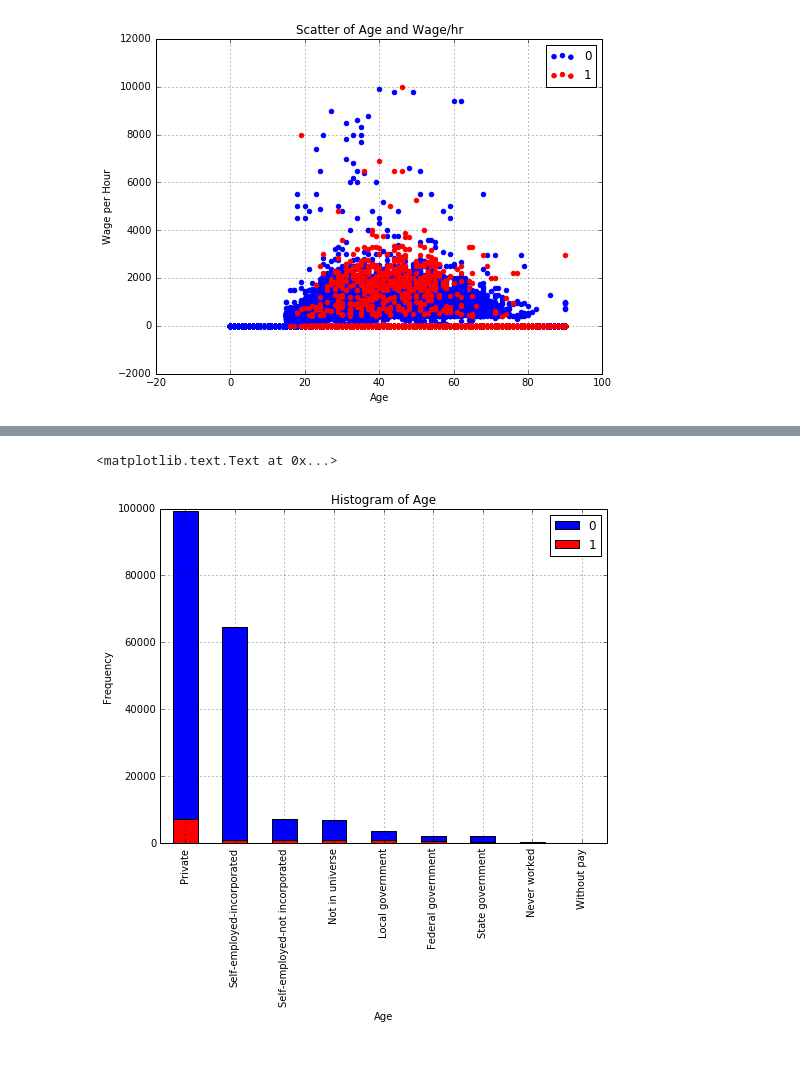
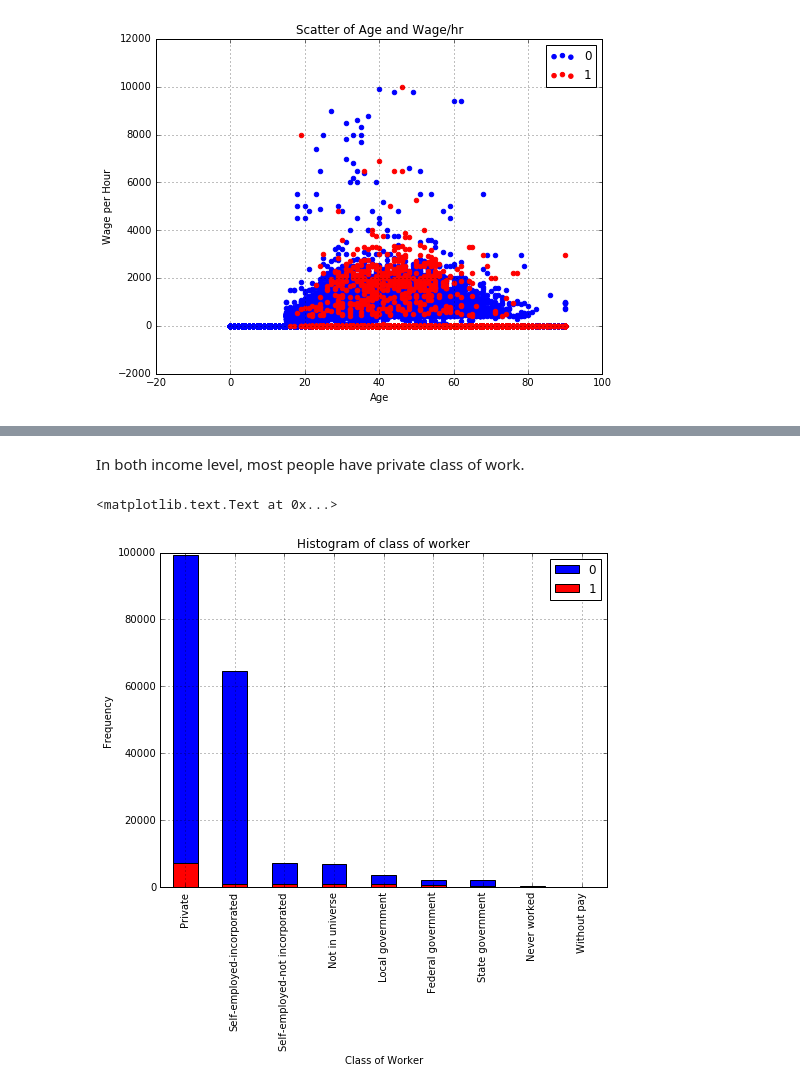
Before and after one commit to YungChunLu/Census-Income, a Jupyter notebook: notebook.ipynb, the cells around one changed output, grey strips where cells are left out. Cells and saved outputs as stored; diff of their text form; code cells hidden in the pictures; blank space fills up the shorter version.

```diff
--- a/notebook.ipynb
+++ b/notebook.ipynb
@@ -134,11 +146,13 @@ plt.ylabel('Capital Losses')
+# %% [markdown]
+In both income level, most people have private class of work.
 # %%
 cat_train[cat_train.income_encode == 0].class_of_worker.value_counts().plot(kind='bar', label="0", color="blue")
 cat_train[cat_train.income_encode == 1].class_of_worker.value_counts().plot(kind='bar', label="1", color="red")
 plt.legend()
 plt.grid()
-plt.title("Histogram of Age")
-plt.xlabel('Age')
+plt.title("Histogram of class of worker")
+plt.xlabel('Class of Worker')
 plt.ylabel('Frequency')
 # %% [output]
 <matplotlib.text.Text at 0x...>
-[figure, old version]
+[figure, new version]
```
Also changed, not shown: parts of 14 cells of this notebook.
